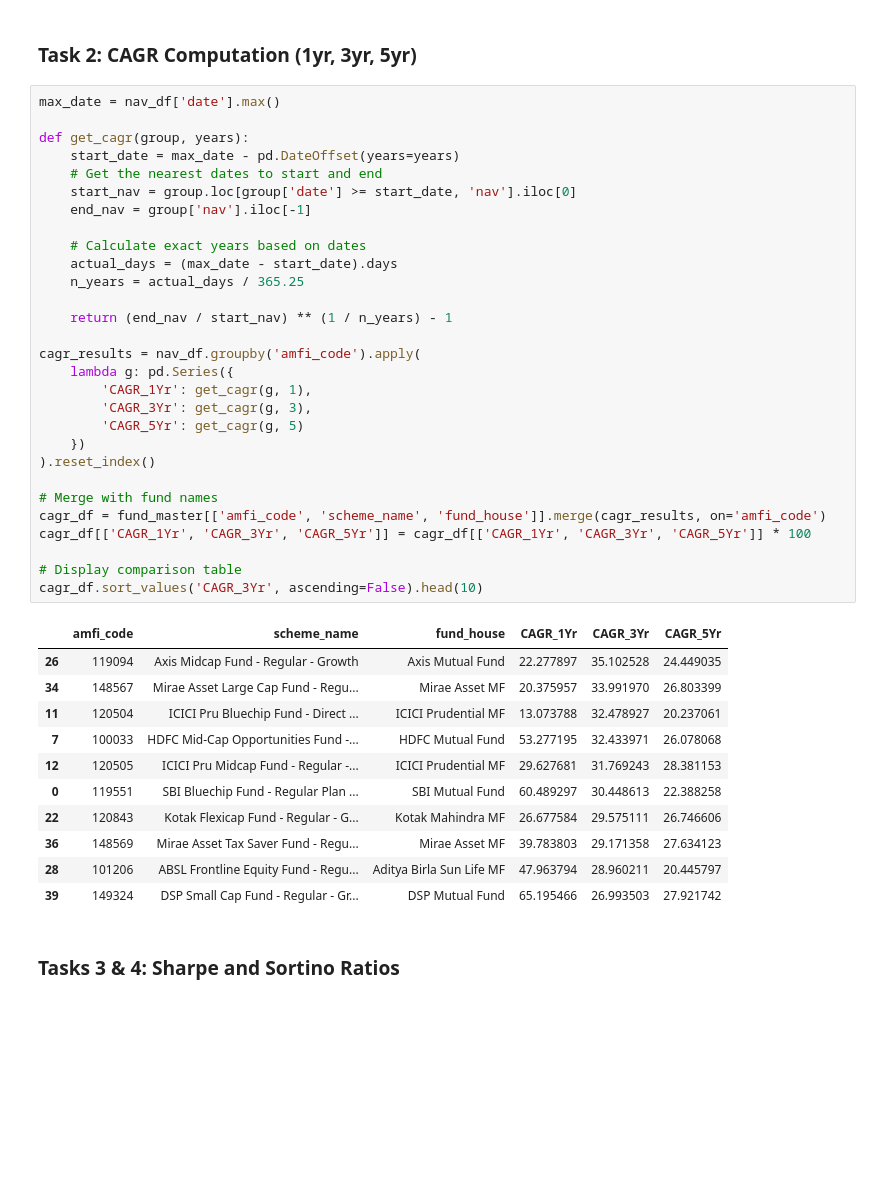
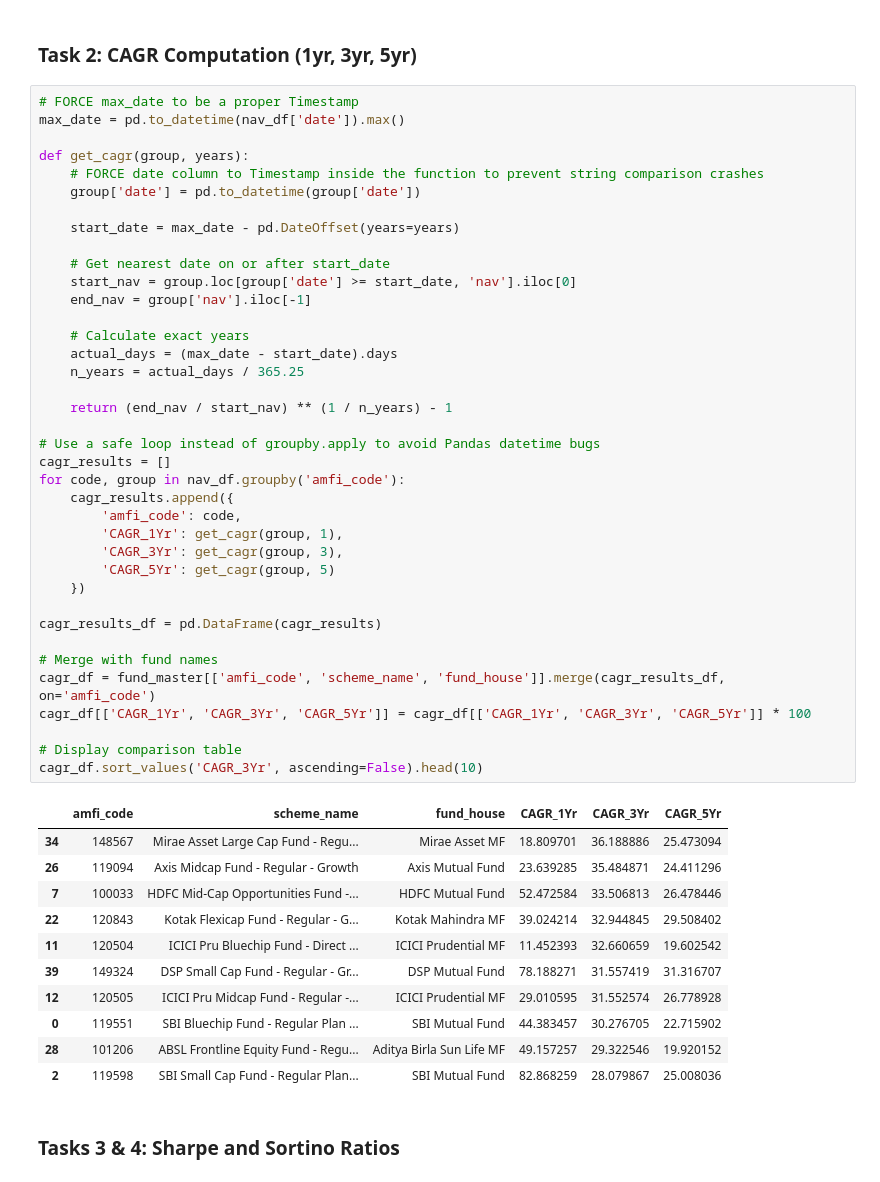
Before and after one commit to Spyder2024/Bluestocks_Capstone_Project, a Jupyter notebook: notebooks/04_performance_analytics.ipynb, the cells around one changed output. Cells and saved outputs as stored; diff of their text form; blank space fills up the shorter version.

```diff
--- a/notebooks/04_performance_analytics.ipynb
+++ b/notebooks/04_performance_analytics.ipynb
@@ -98,46 +85,55 @@ Distribution looks reasonably normal (bell-shaped), centered slightly above 0.
 # %% [markdown]
 ### Task 2: CAGR Computation (1yr, 3yr, 5yr)
 # %%
-max_date = nav_df['date'].max()
+# FORCE max_date to be a proper Timestamp
+max_date = pd.to_datetime(nav_df['date']).max()
 
 def get_cagr(group, years):
+    # FORCE date column to Timestamp inside the function to prevent string comparison crashes
+    group['date'] = pd.to_datetime(group['date'])
+
     start_date = max_date - pd.DateOffset(years=years)
-    # Get the nearest dates to start and end
+
+    # Get nearest date on or after start_date
     start_nav = group.loc[group['date'] >= start_date, 'nav'].iloc[0]
     end_nav = group['nav'].iloc[-1]
 
-    # Calculate exact years based on dates
+    # Calculate exact years
     actual_days = (max_date - start_date).days
     n_years = actual_days / 365.25
 
     return (end_nav / start_nav) ** (1 / n_years) - 1
 
-cagr_results = nav_df.groupby('amfi_code').apply(
-    lambda g: pd.Series({
-        'CAGR_1Yr': get_cagr(g, 1),
-        'CAGR_3Yr': get_cagr(g, 3),
-        'CAGR_5Yr': get_cagr(g, 5)
+# Use a safe loop instead of groupby.apply to avoid Pandas datetime bugs
+cagr_results = []
+for code, group in nav_df.groupby('amfi_code'):
+    cagr_results.append({
+        'amfi_code': code,
+        'CAGR_1Yr': get_cagr(group, 1),
+        'CAGR_3Yr': get_cagr(group, 3),
+        'CAGR_5Yr': get_cagr(group, 5)
     })
-).reset_index()
+
+cagr_results_df = pd.DataFrame(cagr_results)
 
 # Merge with fund names
-cagr_df = fund_master[['amfi_code', 'scheme_name', 'fund_house']].merge(cagr_results, on='amfi_code')
+cagr_df = fund_master[['amfi_code', 'scheme_name', 'fund_house']].merge(cagr_results_df, on='amfi_code')
 cagr_df[['CAGR_1Yr', 'CAGR_3Yr', 'CAGR_5Yr']] = cagr_df[['CAGR_1Yr', 'CAGR_3Yr', 'CAGR_5Yr']] * 100
 
 # Display comparison table
 cagr_df.sort_values('CAGR_3Yr', ascending=False).head(10)
 # %% [output]
 |  | amfi_code | scheme_name | fund_house | CAGR_1Yr | CAGR_3Yr | CAGR_5Yr |
-| 26 | 119094 | Axis Midcap Fund - Regular - Growth | Axis Mutual Fund | 22.277897 | 35.102528 | 24.449035 |
-| 34 | 148567 | Mirae Asset Large Cap Fund - Regu... | Mirae Asset MF | 20.375957 | 33.991970 | 26.803399 |
-| 11 | 120504 | ICICI Pru Bluechip Fund - Direct ... | ICICI Prudential MF | 13.073788 | 32.478927 | 20.237061 |
-| 7 | 100033 | HDFC Mid-Cap Opportunities Fund -... | HDFC Mutual Fund | 53.277195 | 32.433971 | 26.078068 |
-| 12 | 120505 | ICICI Pru Midcap Fund - Regular -... | ICICI Prudential MF | 29.627681 | 31.769243 | 28.381153 |
-| 0 | 119551 | SBI Bluechip Fund - Regular Plan ... | SBI Mutual Fund | 60.489297 | 30.448613 | 22.388258 |
-| 22 | 120843 | Kotak Flexicap Fund - Regular - G... | Kotak Mahindra MF | 26.677584 | 29.575111 | 26.746606 |
-| 36 | 148569 | Mirae Asset Tax Saver Fund - Regu... | Mirae Asset MF | 39.783803 | 29.171358 | 27.634123 |
-| 28 | 101206 | ABSL Frontline Equity Fund - Regu... | Aditya Birla Sun Life MF | 47.963794 | 28.960211 | 20.445797 |
-| 39 | 149324 | DSP Small Cap Fund - Regular - Gr... | DSP Mutual Fund | 65.195466 | 26.993503 | 27.921742 |
+| 34 | 148567 | Mirae Asset Large Cap Fund - Regu... | Mirae Asset MF | 18.809701 | 36.188886 | 25.473094 |
+| 26 | 119094 | Axis Midcap Fund - Regular - Growth | Axis Mutual Fund | 23.639285 | 35.484871 | 24.411296 |
+| 7 | 100033 | HDFC Mid-Cap Opportunities Fund -... | HDFC Mutual Fund | 52.472584 | 33.506813 | 26.478446 |
+| 22 | 120843 | Kotak Flexicap Fund - Regular - G... | Kotak Mahindra MF | 39.024214 | 32.944845 | 29.508402 |
+| 11 | 120504 | ICICI Pru Bluechip Fund - Direct ... | ICICI Prudential MF | 11.452393 | 32.660659 | 19.602542 |
+| 39 | 149324 | DSP Small Cap Fund - Regular - Gr... | DSP Mutual Fund | 78.188271 | 31.557419 | 31.316707 |
+| 12 | 120505 | ICICI Pru Midcap Fund - Regular -... | ICICI Prudential MF | 29.010595 | 31.552574 | 26.778928 |
+| 0 | 119551 | SBI Bluechip Fund - Regular Plan ... | SBI Mutual Fund | 44.383457 | 30.276705 | 22.715902 |
+| 28 | 101206 | ABSL Frontline Equity Fund - Regu... | Aditya Birla Sun Life MF | 49.157257 | 29.322546 | 19.920152 |
+| 2 | 119598 | SBI Small Cap Fund - Regular Plan... | SBI Mutual Fund | 82.868259 | 28.079867 | 25.008036 |
 # %% [markdown]
 ### Tasks 3 & 4: Sharpe and Sortino Ratios
 # %%
```
Also changed, not shown: parts of 7 cells of this notebook, 15 other files.
